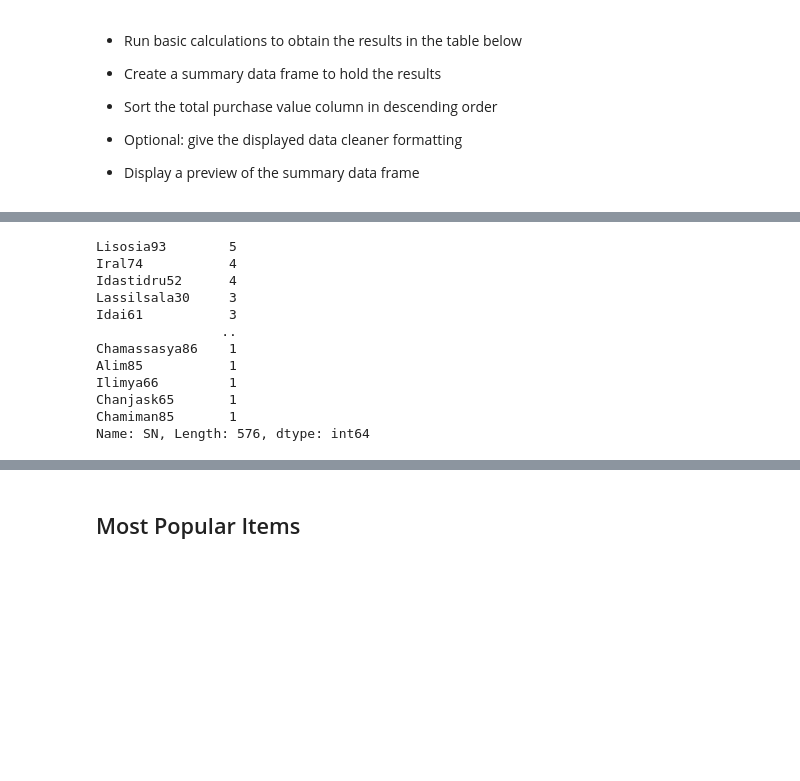
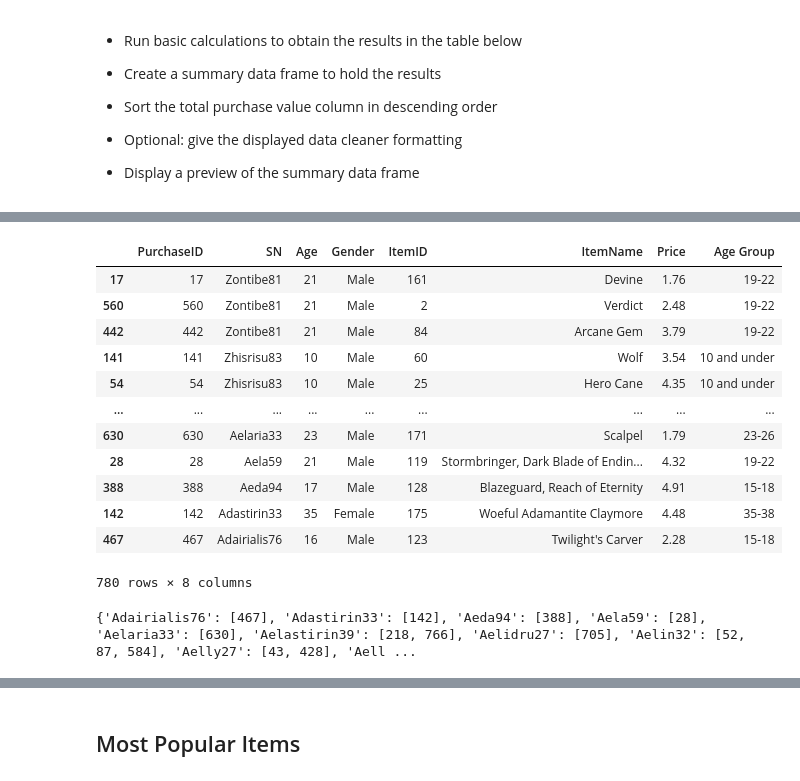
Before and after one commit to juliemcbaker/pandas-challenge, a Jupyter notebook: HeroesOfPymoli/HeroesOfPymoli_baker.ipynb, the cells around one changed output, grey strips where cells are left out. Drawn from its saved outputs; the diff is of its cells as text; code cells hidden in the pictures; blank space fills up the shorter version.

```diff
--- a/HeroesOfPymoli/HeroesOfPymoli_baker.ipynb
+++ b/HeroesOfPymoli/HeroesOfPymoli_baker.ipynb
@@ -409,18 +438,26 @@ None
+# %%
+update_purchase_df.sort_values(['SN','Price'], ascending=[False, True])
+# %% [output]
+|  | PurchaseID | SN | Age | Gender | ItemID | ItemName | Price | Age Group |
+| 17 | 17 | Zontibe81 | 21 | Male | 161 | Devine | 1.76 | 19-22 |
+| 560 | 560 | Zontibe81 | 21 | Male | 2 | Verdict | 2.48 | 19-22 |
+| 442 | 442 | Zontibe81 | 21 | Male | 84 | Arcane Gem | 3.79 | 19-22 |
+| 141 | 141 | Zhisrisu83 | 10 | Male | 60 | Wolf | 3.54 | 10 and under |
+| 54 | 54 | Zhisrisu83 | 10 | Male | 25 | Hero Cane | 4.35 | 10 and under |
+| ... | ... | ... | ... | ... | ... | ... | ... | ... |
+| 630 | 630 | Aelaria33 | 23 | Male | 171 | Scalpel | 1.79 | 23-26 |
+| 28 | 28 | Aela59 | 21 | Male | 119 | Stormbringer, Dark Blade of Endin... | 4.32 | 19-22 |
+| 388 | 388 | Aeda94 | 17 | Male | 128 | Blazeguard, Reach of Eternity | 4.91 | 15-18 |
+| 142 | 142 | Adastirin33 | 35 | Female | 175 | Woeful Adamantite Claymore | 4.48 | 35-38 |
+| 467 | 467 | Adairialis76 | 16 | Male | 123 | Twilight's Carver | 2.28 | 15-18 |
+780 rows × 8 columns
 # %%
 # Find Top 5 Spenders by total purchase value
 # 1. need to determine value each person spent; 2. need to create list of top 5 spenders; 3. need to pull number of transactions for those users; 4. need to calculate average price per transaction
 
-age_df["SN"].value_counts()
+top_spenders_df = update_purchase_df.groupby('SN')
+test_spenders_df = update_purchase_df.sort_values(['SN','Price']).Price.sum()
+
+top_spenders_df.groups
 # %% [output]
-Lisosia93        5
-Iral74           4
-Idastidru52      4
-Lassilsala30     3
-Idai61           3
-                ..
-Chamassasya86    1
-Alim85           1
-Ilimya66         1
-Chanjask65       1
-Chamiman85       1
-Name: SN, Length: 576, dtype: int64
+{'Adairialis76': [467], 'Adastirin33': [142], 'Aeda94': [388], 'Aela59': [28], 'Aelaria33': [630], 'Aelastirin39': [218, 766], 'Aelidru27': [705], 'Aelin32': [52, 87, 584], 'Aelly27': [43, 428], 'Aell ...
```
Also changed, not shown: parts of 11 cells of this notebook.
